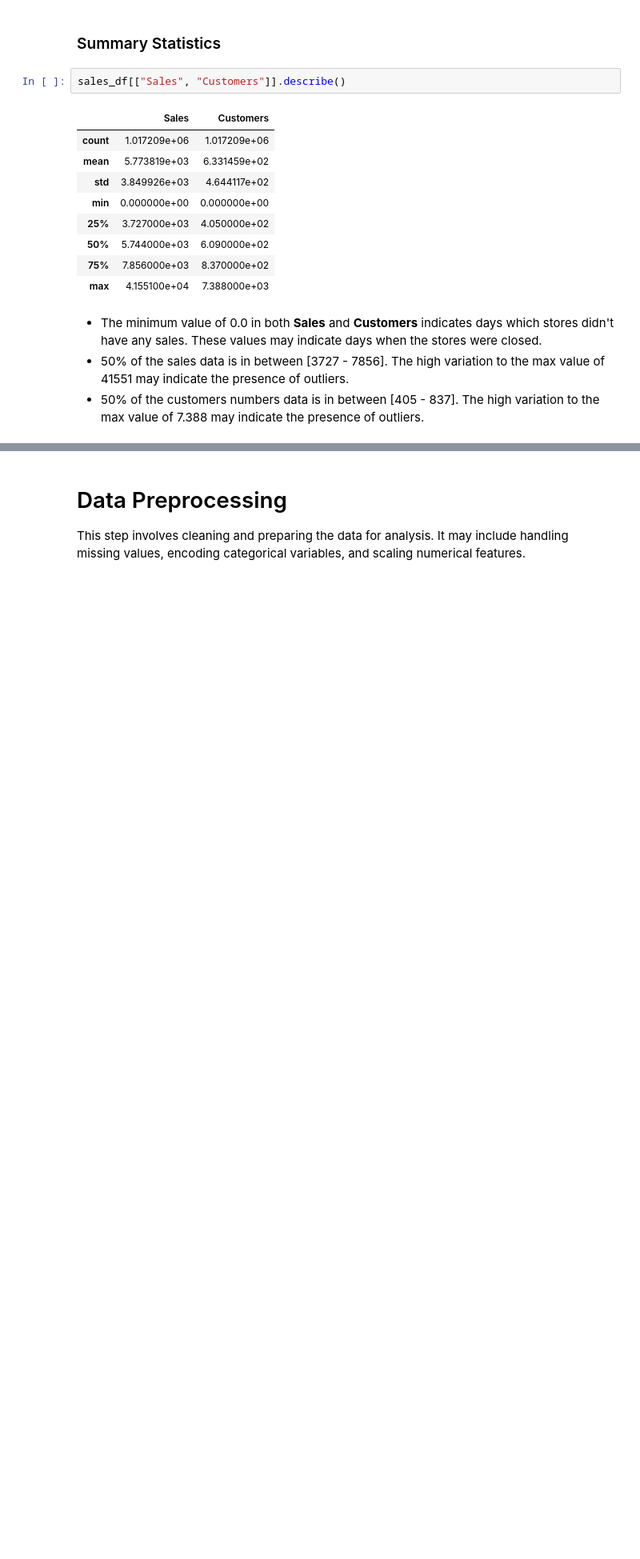
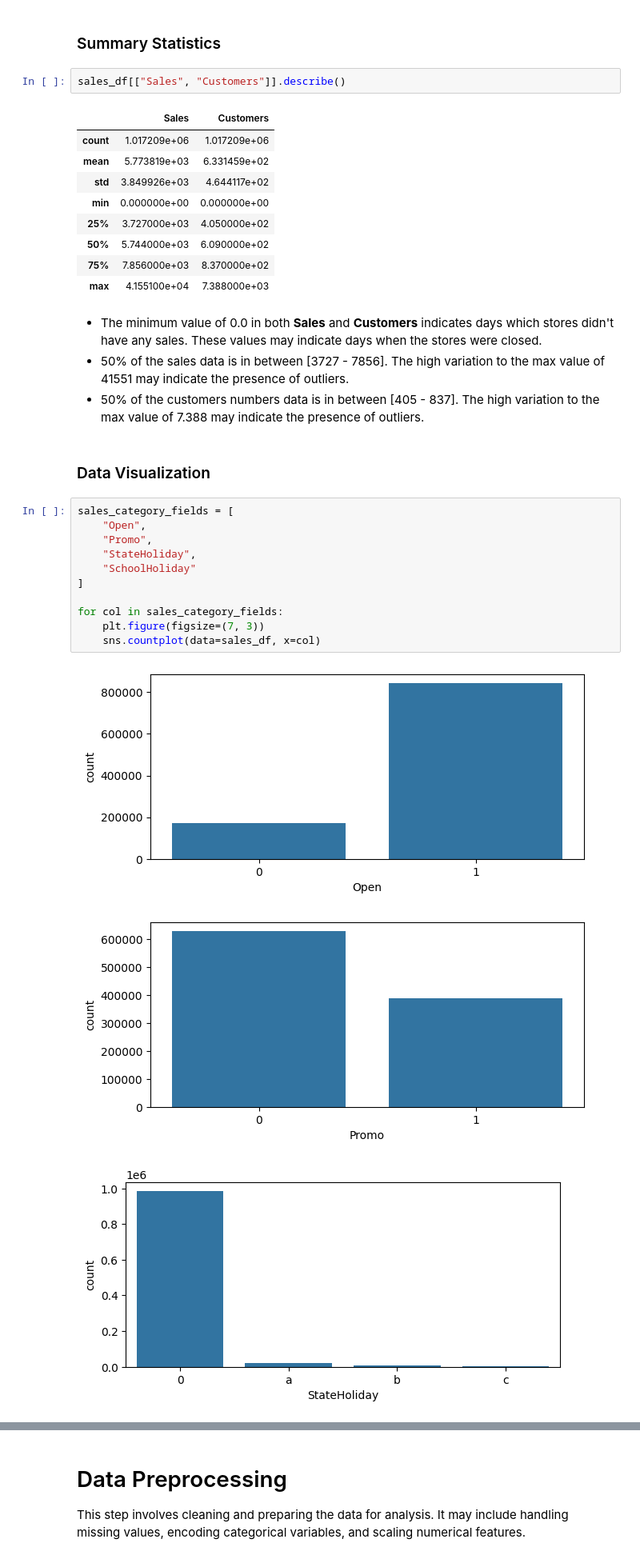
Before and after one commit to TheCamilovisk/RossmannSalesForecasting, a Jupyter notebook: Rossmann_Sales_Forecasting.ipynb, the cells around one changed output, grey strips where cells are left out. Shown at 80% size. Saved outputs shown, nothing was run; the diff lists cells and outputs as text; blank space fills up the shorter version.

Commit message:
Start of Data Visualization for sales data.

```diff
--- a/Rossmann_Sales_Forecasting.ipynb
+++ b/Rossmann_Sales_Forecasting.ipynb
@@ -285,3 +285,20 @@ sales_df[["Sales", "Customers"]].describe()
 - The minimum value of 0.0 in both **Sales** and **Customers** indicates days which stores didn't have any sales. These values may indicate days when the stores were closed.
 - 50% of the sales data is in between [3727 - 7856]. The high variation to the max value of 41551 may indicate the presence of outliers.
 - 50% of the customers numbers data is in between [405 - 837]. The high variation to the max value of 7.388 may indicate the presence of outliers.
+# %% [markdown]
+### Data Visualization
+# %%
+sales_category_fields = [
+    "Open",
+    "Promo",
+    "StateHoliday",
+    "SchoolHoliday"
+]
+
+for col in sales_category_fields:
+    plt.figure(figsize=(7, 3))
+    sns.countplot(data=sales_df, x=col)
+# %% [output]
+[figure, added]
+[figure, added]
+[figure, added]
```
Also changed, not shown: parts of 2 cells of this notebook.
